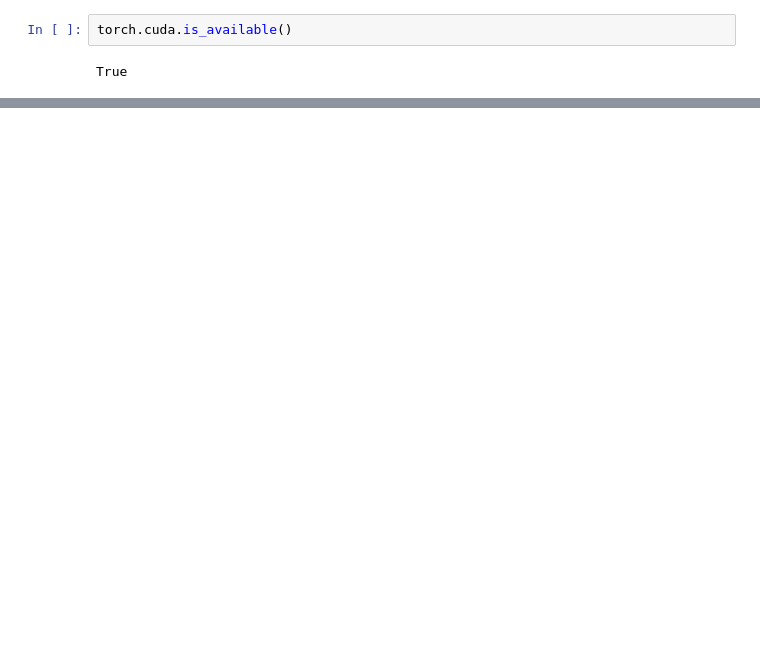
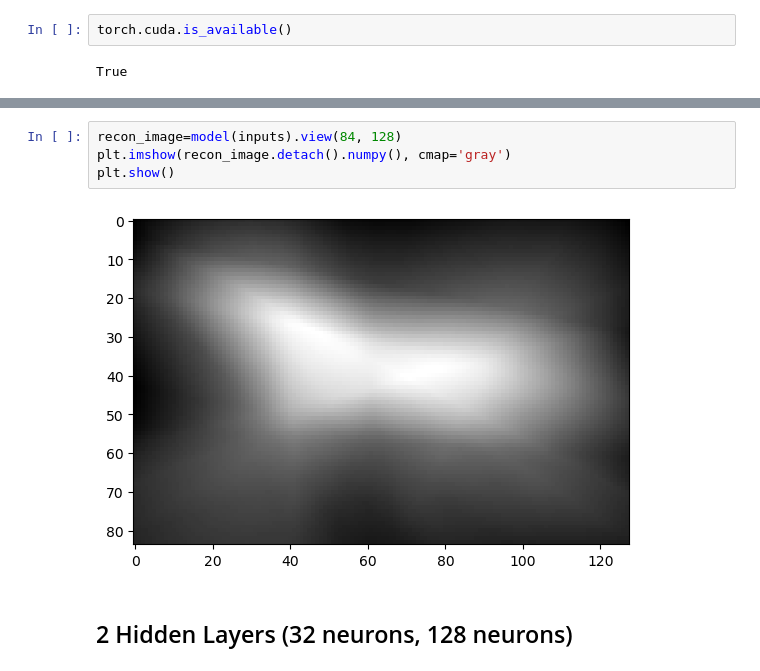
Before and after one commit to hjg20/Machine-Learning-HW7, a Jupyter notebook: Homework 7.ipynb, the cells around one changed output, grey strips where cells are left out. Drawn from its saved outputs; the diff is of its cells as text; blank space fills up the shorter version.

```diff
--- a/Homework 7.ipynb
+++ b/Homework 7.ipynb
@@ -65,0 +80,8 @@ plt.show()
+# %%
+recon_image=model(inputs).view(84, 128)
+plt.imshow(recon_image.detach().numpy(), cmap='gray')
+plt.show()
+# %% [output]
+[figure, added]
+# %% [markdown]
+## 2 Hidden Layers (32 neurons, 128 neurons)
```
Also changed, not shown: parts of 19 cells of this notebook.
